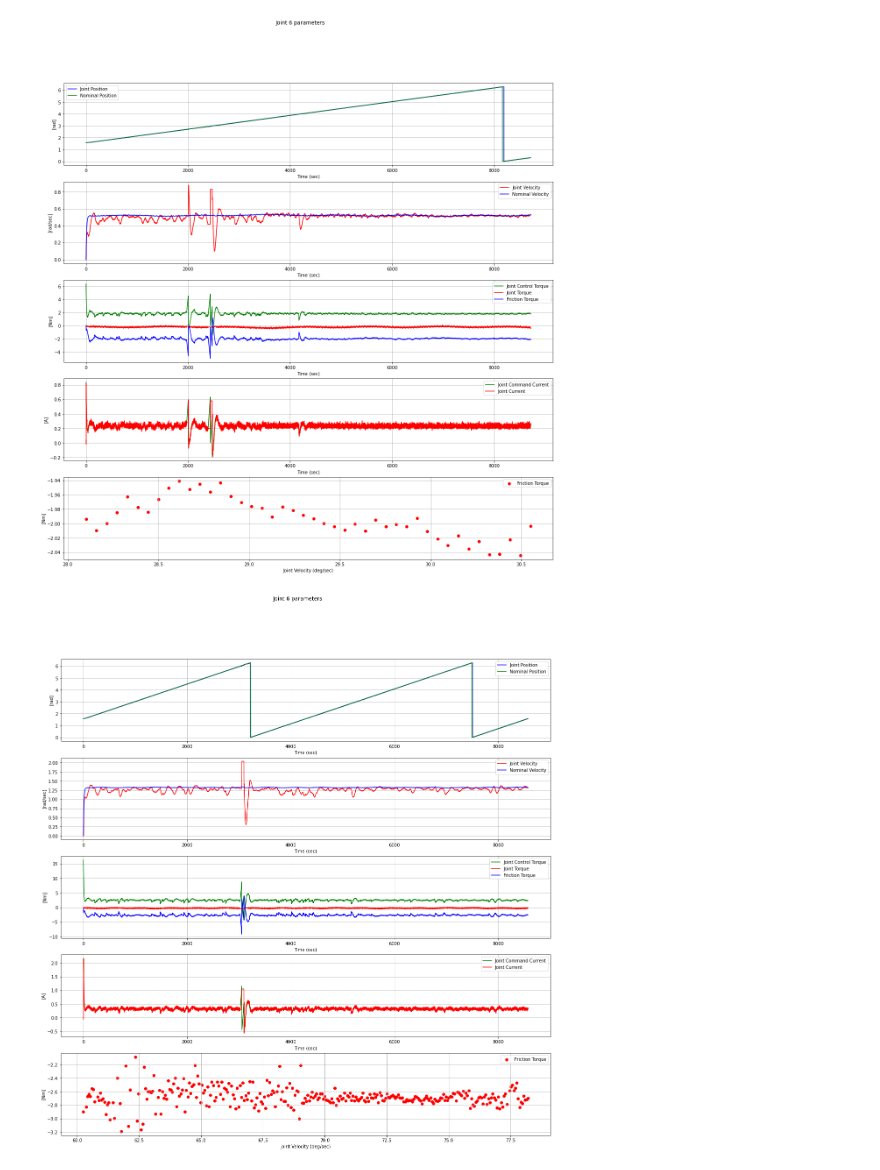
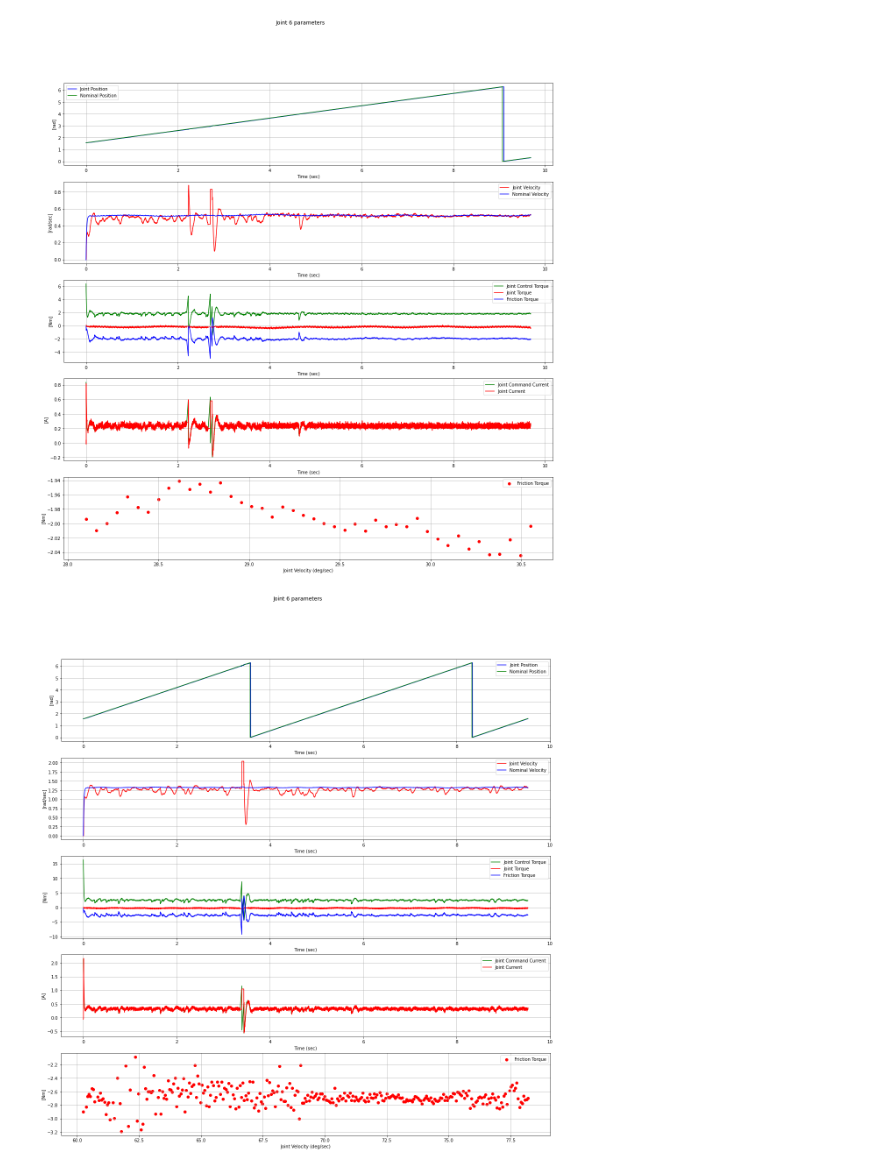
Before and after one commit to HBRS-SDP/joint-friction-model, a Jupyter notebook: plot_data.ipynb, the cells around one changed output. Cells and saved outputs as stored; diff of their text form; code cells hidden in the pictures.

Commit message:
Adjusted the time scale for the plots according to the frequency of operation

```diff
--- a/plot_data.ipynb
+++ b/plot_data.ipynb
@@ -46,7 +46,8 @@ for j in range(len(file_name)):
         initial_position.append(i)
     for i in content[:,10]:
         initial_velocity.append(i)
-
+    for k in range(len(t)):
+        t[k]=t[k]/900
     ty= np.round(jnt_velocity,3)
     jv=[]
     ft=[]
@@ -119,2 +120,2 @@ for j in range(len(file_name)):
-[figure, old version]
+[figure, new version]
-[figure, old version]
+[figure, new version]
```
Also changed, not shown: parts of 1 cell of this notebook, 5 other files.
